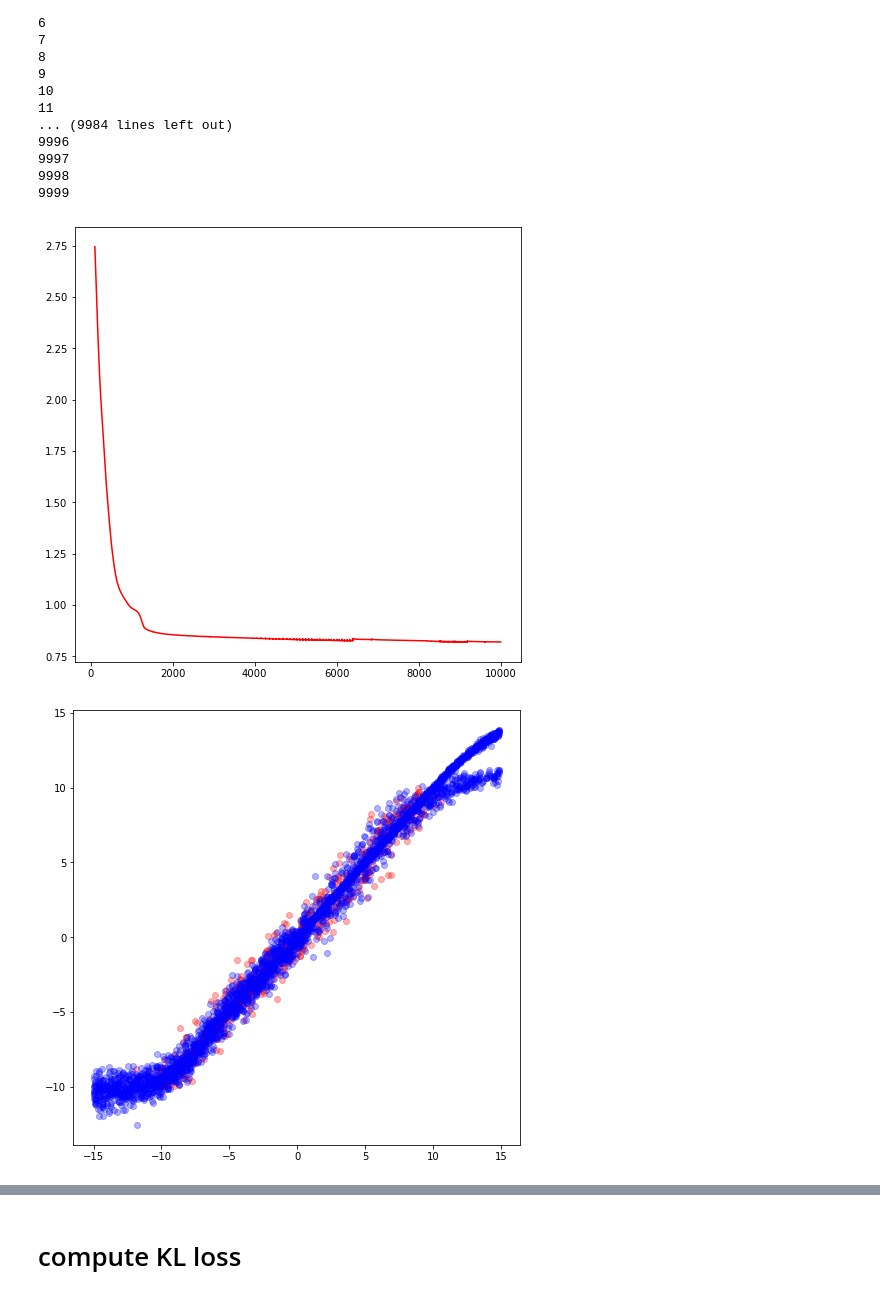
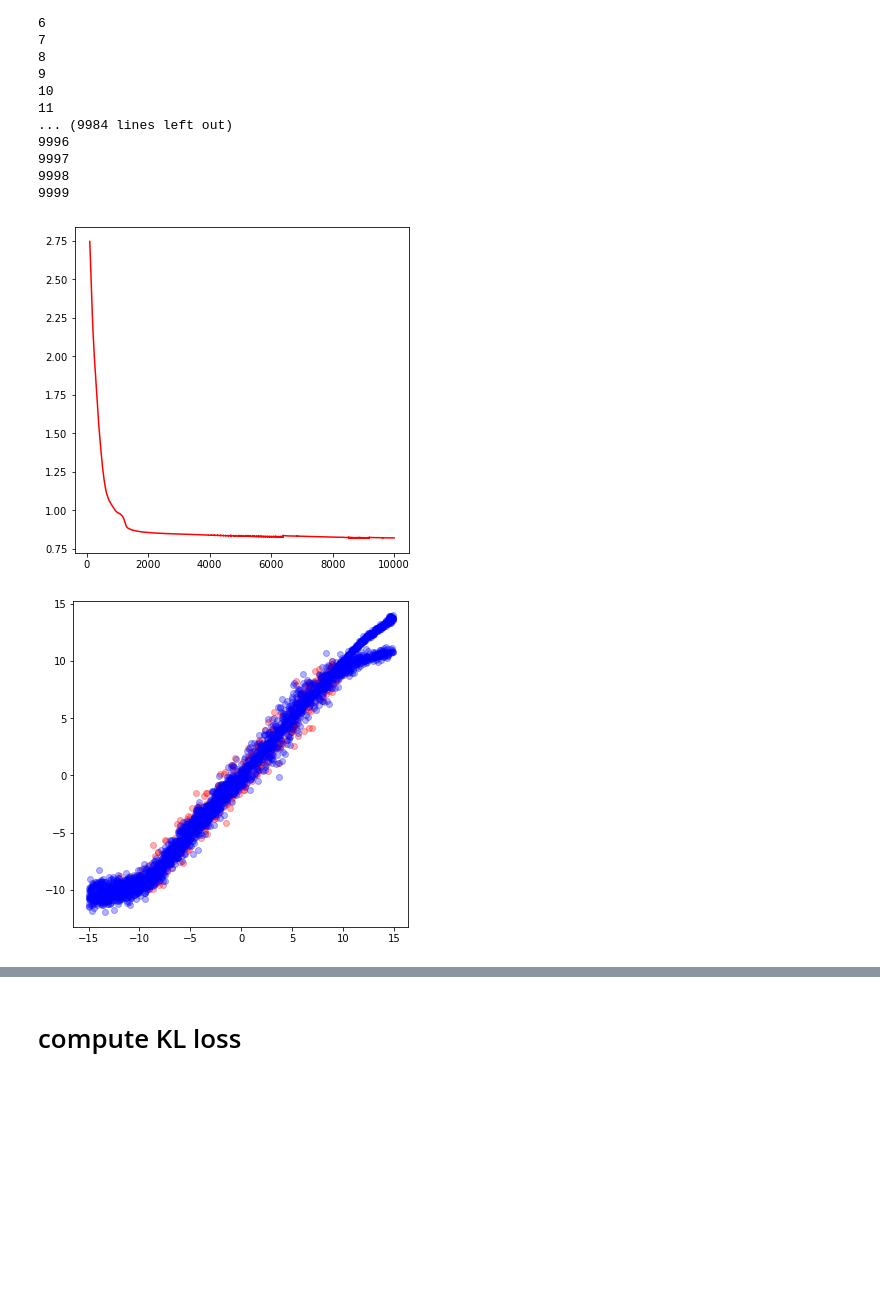
Before and after one commit to zhao-david/CDE-diagnostics, a Jupyter notebook: toy_example_2_v3.ipynb, the cells around one changed output, grey strips where cells are left out. Cells and saved outputs as stored; diff of their text form; code cells hidden in the pictures; blank space fills up the shorter version.

```diff
--- a/toy_example_2_v3.ipynb
+++ b/toy_example_2_v3.ipynb
@@ -146,11 +146,11 @@ for i in range(NEPOCH):
 9998
 9999
 # %%
-plt.figure(figsize=(8, 8))
+plt.figure(figsize=(6, 6))
 plt.plot(np.arange(100, NEPOCH,1), loss[100:], 'r-')
 plt.show()
 # %% [output]
-[figure, old version]
+[figure, new version]
 # %%
 x_grid = np.float32(np.arange(-15,15,0.1))
 NTEST = x_grid.size
@@ -185,10 +185,10 @@ def generate_ensemble(out_pi, out_mu, out_sigma, M = 10):
 # %%
 out_pi_grid, out_sigma_grid, out_mu_grid = sess.run(get_mixture_coef(output), feed_dict={x: x_grid})
 
 y_grid = generate_ensemble(out_pi_grid, out_mu_grid, out_sigma_grid)
 
-plt.figure(figsize=(8, 8))
+plt.figure(figsize=(6, 6))
 plt.plot(x_data, y_data, 'ro', x_grid, y_grid, 'bo', alpha=0.3)
 plt.show()
 # %% [output]
-[figure, old version]
+[figure, new version]
```
Also changed, not shown: parts of 23 cells of this notebook.
